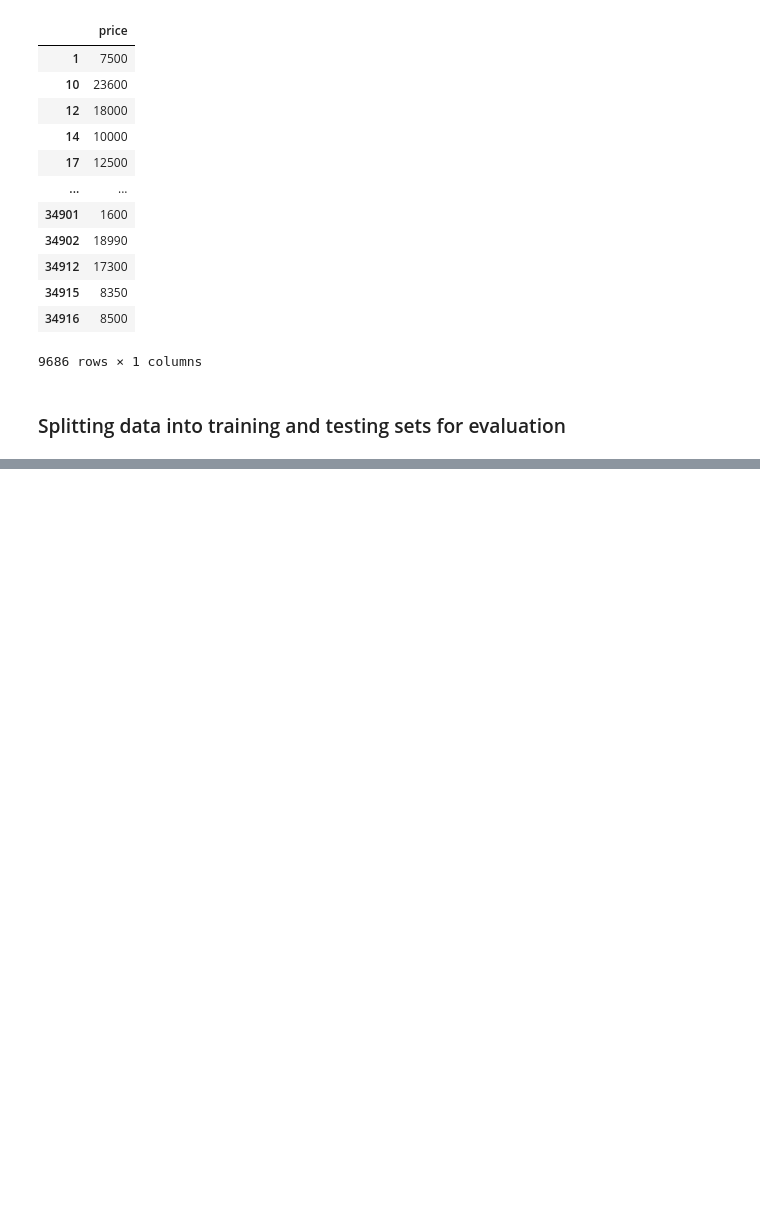
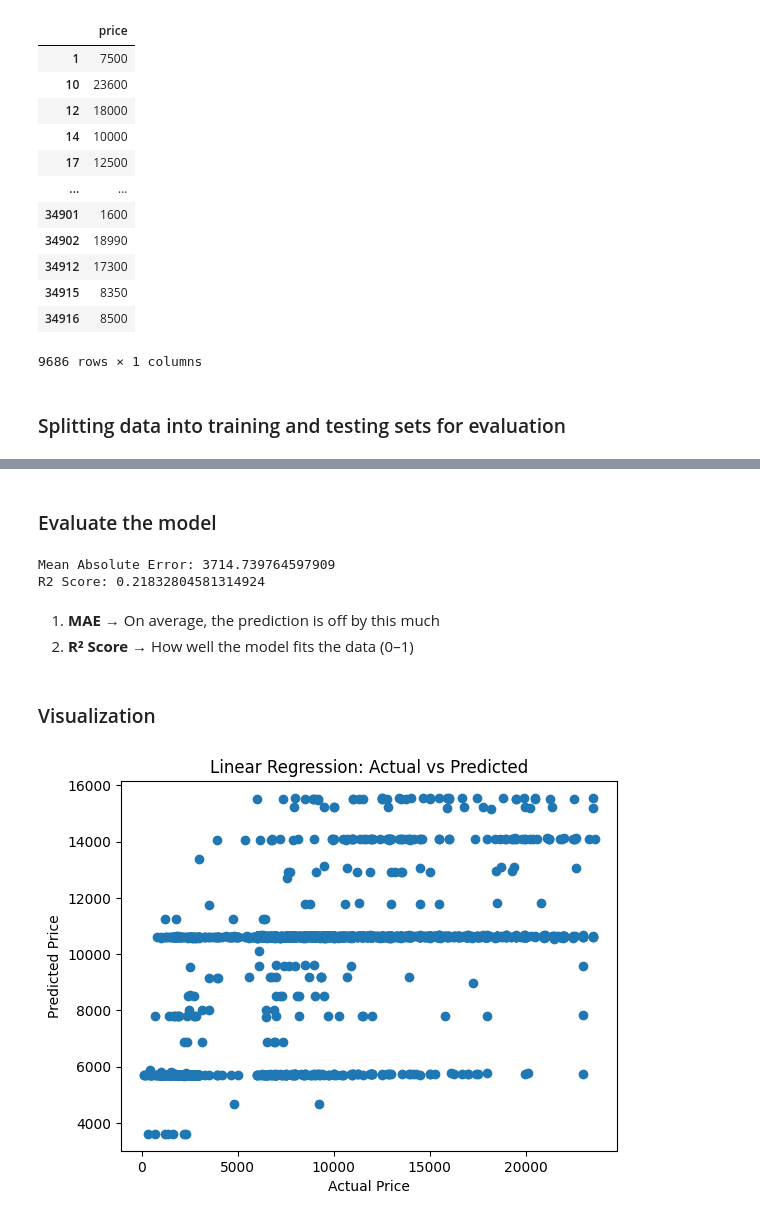
Before and after one commit to dilasha-ghimire/Motorbike-Price-Prediction, a Jupyter notebook: notebook.ipynb, the cells around one changed output, grey strips where cells are left out. Saved outputs shown, nothing was run; the diff lists cells and outputs as text; code cells hidden in the pictures; blank space fills up the shorter version.

Commit message:
update: machine learning model training

```diff
--- a/notebook.ipynb
+++ b/notebook.ipynb
@@ -397,0 +417,5 @@ X_train, X_test, Y_train, Y_test = train_test_split(X, Y, test_size=0.2, random_
+# %%
+lr = LinearRegression()
+# Create a Linear Regression model
+lr.fit(X_train, Y_train)
+# Fit the model to the training data
@@ -397,0 +426,32 @@ X_train, X_test, Y_train, Y_test = train_test_split(X, Y, test_size=0.2, random_
+# %%
+Y_pred = lr.predict(X_test)
+# Make predictions on the test set
+# %% [markdown]
+### Evaluate the model
+# %%
+from sklearn.metrics import mean_absolute_error, r2_score
+# Import evaluation metrics
+
+mae = mean_absolute_error(Y_test, Y_pred)
+# Calculate Mean Absolute Error
+r2 = r2_score(Y_test, Y_pred)
+# Calculate R2 Score
+
+print("Mean Absolute Error:", mae)
+print("R2 Score:", r2)
+# %% [output]
+Mean Absolute Error: 3714.739764597909
+R2 Score: 0.21832804581314924
+# %% [markdown]
+1. **MAE →** On average, the prediction is off by this much
+2. **R² Score →** How well the model fits the data (0–1)
+# %% [markdown]
+### Visualization
+# %%
+plt.scatter(Y_test, Y_pred) # Scatter plot with matplotlib
+plt.xlabel("Actual Price")
+plt.ylabel("Predicted Price")
+plt.title("Linear Regression: Actual vs Predicted")
+plt.show()
+# %% [output]
+[figure, added]
```
Also changed, not shown: parts of 7 cells of this notebook.
